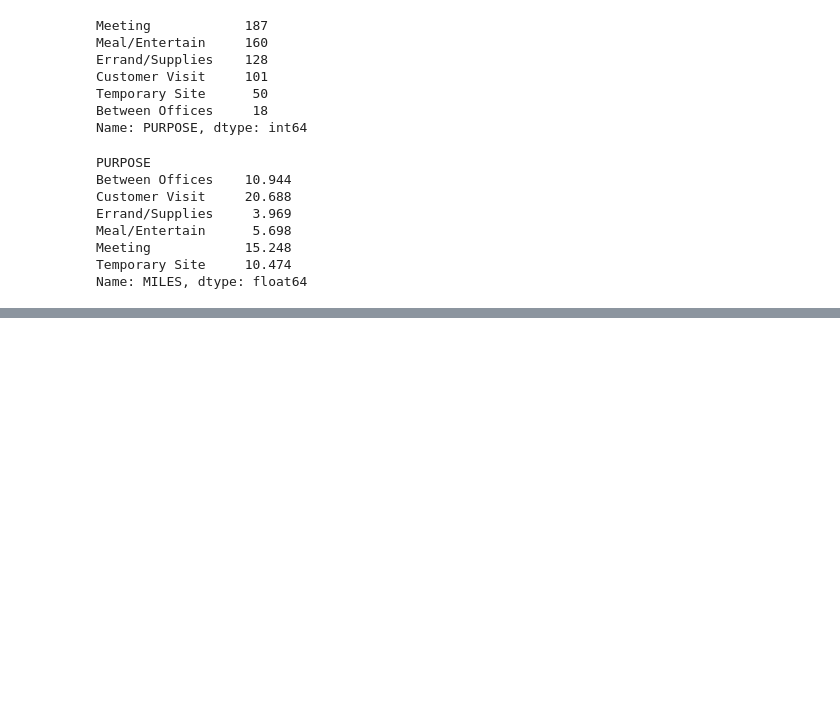
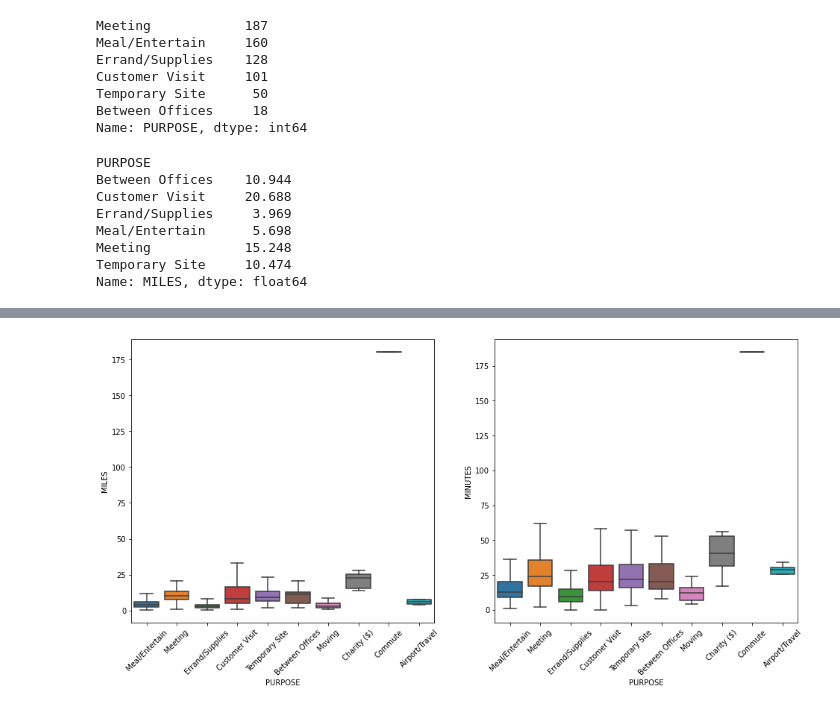
Before and after one commit to Kenrich005/CabRides_EDA, a Jupyter notebook: Cab Rides EDA.ipynb, the cells around one changed output, grey strips where cells are left out. Saved outputs shown, nothing was run; the diff lists cells and outputs as text; code cells hidden in the pictures; blank space fills up the shorter version.

```diff
--- a/Cab Rides EDA.ipynb
+++ b/Cab Rides EDA.ipynb
@@ -255,0 +241,13 @@ Length: 502, dtype: object
+# %%
+# Dropping NA values for train dataset
+df_a = df.dropna()
+
+# Splitting dataset into independent and dependent variables
+X = df_a[['CATEGORY','MILES','MINUTES']]
+y = df_a.PURPOSE
+
+# As X has categorical variables, converting all to numeric type using one hot encoding
+X = pd.get_dummies(X, drop_first = True)
+
+# Training dtree model
+dtree.fit(X,y)
@@ -255,0 +256,10 @@ Length: 502, dtype: object
+# %%
+# Storing rows with null values in X_na
+X_na = df_na[['CATEGORY','MILES','MINUTES']]
+
+# Performing one-hot encoding
+X_na = pd.get_dummies(X_na, drop_first = True)
+
+# Making the predictions using dtree model
+preds = dtree.predict(X_na)
+preds.shape
@@ -255,0 +268,3 @@ Length: 502, dtype: object
+# %%
+X_na['PURPOSE'] = preds
+df['PURPOSE'].fillna(X_na['PURPOSE'], inplace = True)
@@ -261,0 +313,10 @@ SyntaxError: cannot assign to function call (<ipython-input-67-d7e3135a7043>, li
+# %%
+plt.figure(figsize=(16,7))
+plt.subplot(1,2,1)
+sns.boxplot(data=df, x=df.PURPOSE, y=df.MILES, showfliers = False)
+plt.xticks(rotation = 45)
+plt.subplot(1,2,2)
+sns.boxplot(data=df, x=df.PURPOSE, y=df.MINUTES, showfliers = False)
+plt.xticks(rotation = 45);
+# %% [output]
+[figure, added]
```
Also changed, not shown: parts of 47 cells of this notebook.
